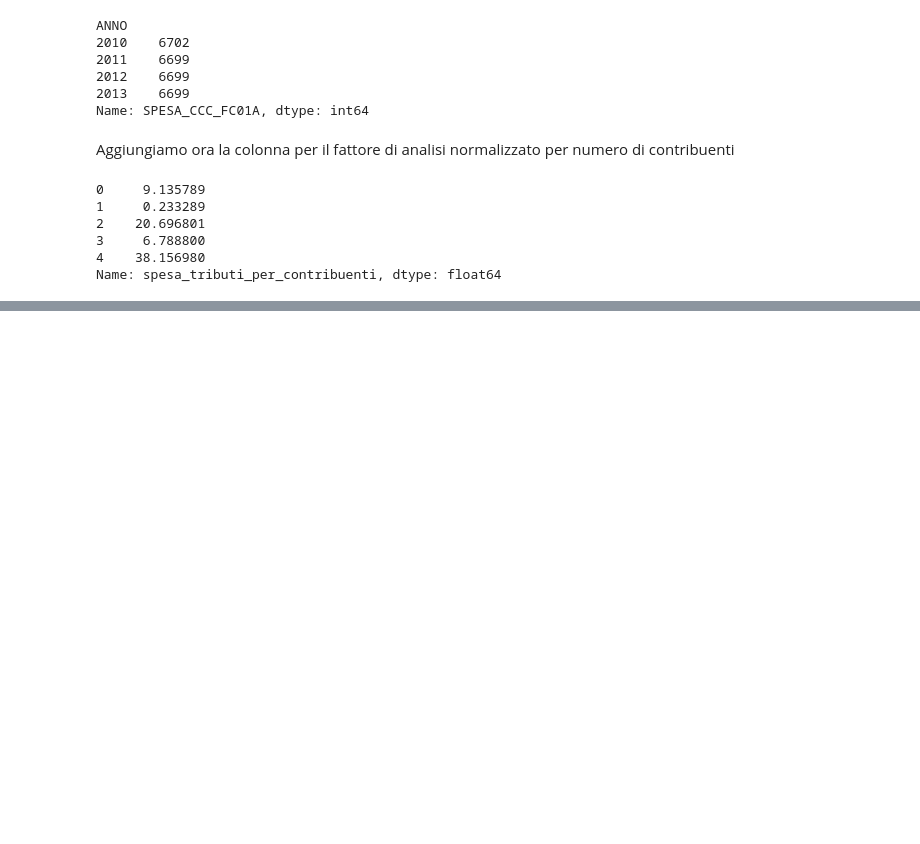
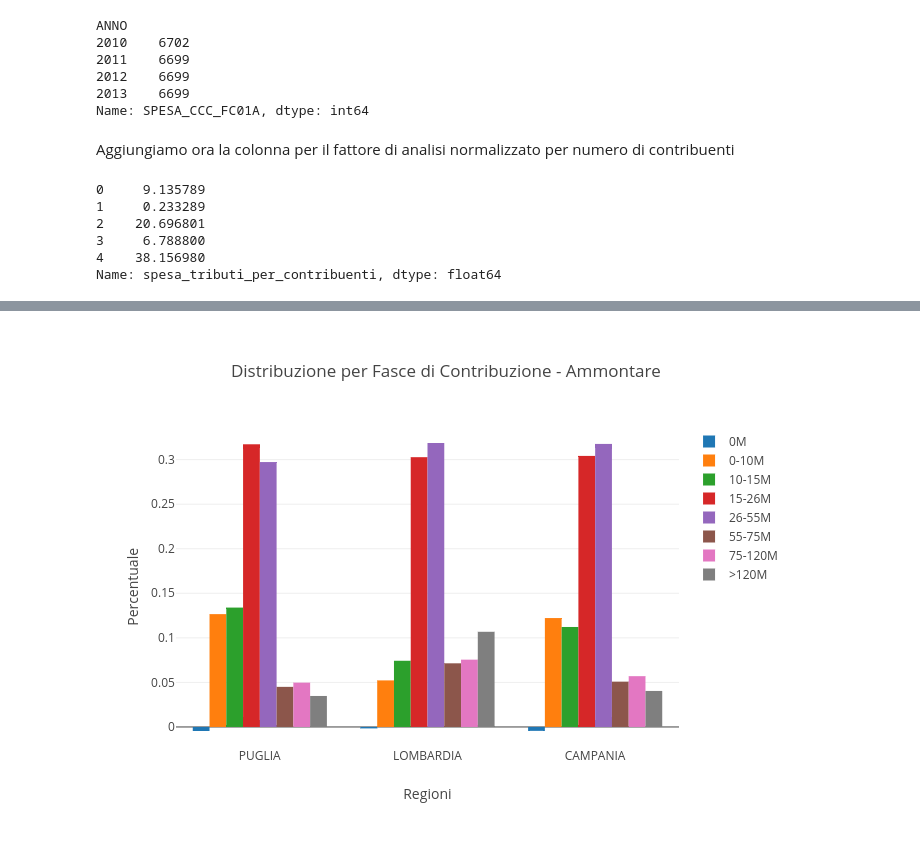
Before and after one commit to teamdigitale/daf-data-science, a Jupyter notebook: opencivitas/analisi riscossione tributi.ipynb, the cells around one changed output, grey strips where cells are left out. Cells and saved outputs as stored; diff of their text form; code cells hidden in the pictures; blank space fills up the shorter version.

```diff
--- a/opencivitas/analisi riscossione tributi.ipynb
+++ b/opencivitas/analisi riscossione tributi.ipynb
@@ -113,0 +309,8 @@ display(x,y)
+# %%
+ammontare_redditi_percentuale = df_regione_sum.loc[regioni_interesse,ammontare_fattori].reset_index()
+redditi_tot = df_regione_sum.loc[regioni_interesse, ammontare_fattori].sum(axis=1).reset_index()
+
+ammontare_redditi_percentuale[ammontare_fattori]= redditi_interesse[ammontare_fattori].div(
+    redditi_tot[0], axis='index'
+)
+ammontare_redditi_percentuale
@@ -113,0 +322,37 @@ display(x,y)
+# %%
+data_ammontare = []
+for x,y,name in ammontare_reddito_scaglioni:
+    bar = go.Bar(
+        x = ammontare_redditi_percentuale[x],
+        y = ammontare_redditi_percentuale[y],
+        name = name
+    )
+    data_ammontare.append(bar)
+
+layout = go.Layout(
+    title='Distribuzione per Fasce di Contribuzione - Ammontare',
+    xaxis=dict(
+        title='Regioni',
+    ),
+    yaxis=dict(
+        title='Percentuale',
+    )
+)
+
+fig = go.Figure(layout=layout, data=data_ammontare)
+py.iplot(fig)
+
+fig_path = 'imgs/percentuale_contribuenti_reddito_ammontare.png'
+py_on.image.save_as(fig, filename=fig_path)
+x = Image(fig_path)
+display(x)
+
+
+# figs = tools.make_subplots(rows=1, cols=2, shared_xaxes=True, shared_yaxes=True)
+# for d in data_frequenza:
+#     figs.append_trace(d,1,1)
+# for d in data_ammontare:
+#     figs.append_trace(d,1,2)
+
+# py.iplot(figs)
+# %% [output]
@@ -113,0 +360 @@ display(x,y)
+[figure, added]
```
Also changed, not shown: parts of 36 cells of this notebook, 10 other files.
